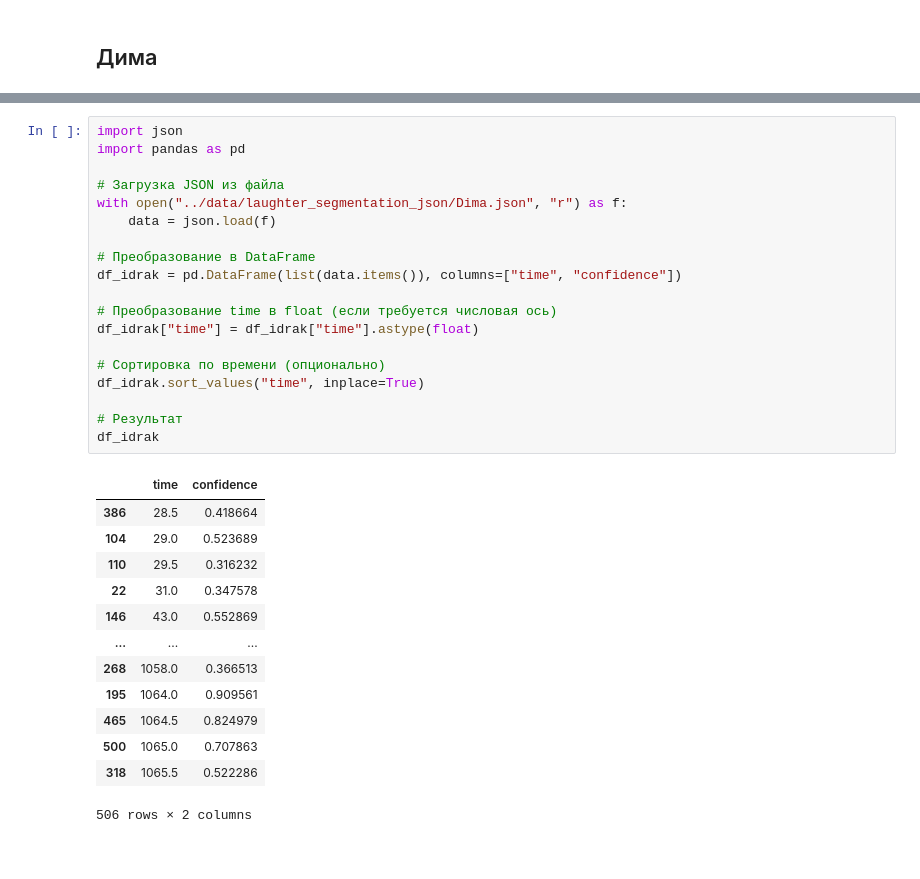
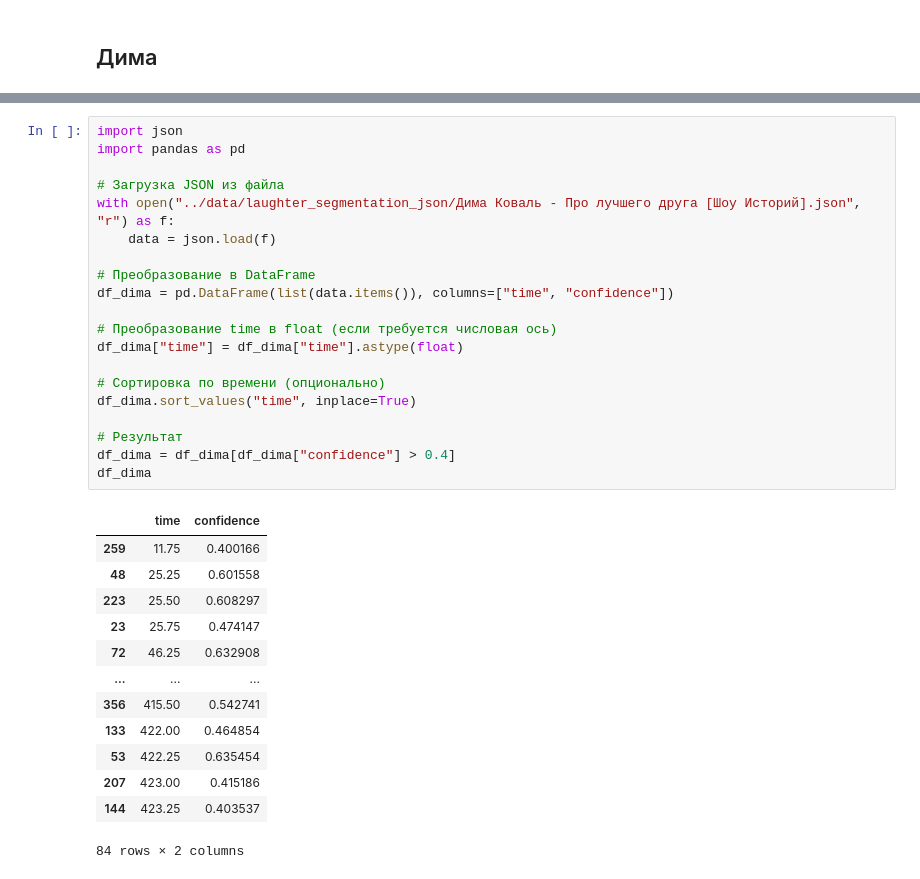
Before and after one commit to NadsonovAS/StandUP_project, a Jupyter notebook: src/Jupiter_test.ipynb, the cells around one changed output, grey strips where cells are left out. Saved outputs shown, nothing was run; the diff lists cells and outputs as text.

```diff
--- a/src/Jupiter_test.ipynb
+++ b/src/Jupiter_test.ipynb
@@ -520,33 +520,34 @@ CompletedProcess(args=['/Users/aleksandr/Documents/Projects/StandUP_project/src/
 # %%
 import json
 import pandas as pd
 
 # Загрузка JSON из файла
-with open("../data/laughter_segmentation_json/Dima.json", "r") as f:
+with open("../data/laughter_segmentation_json/Дима Коваль - Про лучшего друга [Шоу Историй].json", "r") as f:
     data = json.load(f)
 
 # Преобразование в DataFrame
-df_idrak = pd.DataFrame(list(data.items()), columns=["time", "confidence"])
+df_dima = pd.DataFrame(list(data.items()), columns=["time", "confidence"])
 
 # Преобразование time в float (если требуется числовая ось)
-df_idrak["time"] = df_idrak["time"].astype(float)
+df_dima["time"] = df_dima["time"].astype(float)
 
 # Сортировка по времени (опционально)
-df_idrak.sort_values("time", inplace=True)
+df_dima.sort_values("time", inplace=True)
 
 # Результат
-df_idrak
+df_dima = df_dima[df_dima["confidence"] > 0.4]
+df_dima
 # %% [output]
 |  | time | confidence |
-| 386 | 28.5 | 0.418664 |
-| 104 | 29.0 | 0.523689 |
-| 110 | 29.5 | 0.316232 |
-| 22 | 31.0 | 0.347578 |
-| 146 | 43.0 | 0.552869 |
+| 259 | 11.75 | 0.400166 |
+| 48 | 25.25 | 0.601558 |
+| 223 | 25.50 | 0.608297 |
+| 23 | 25.75 | 0.474147 |
+| 72 | 46.25 | 0.632908 |
 | ... | ... | ... |
-| 268 | 1058.0 | 0.366513 |
-| 195 | 1064.0 | 0.909561 |
-| 465 | 1064.5 | 0.824979 |
-| 500 | 1065.0 | 0.707863 |
-| 318 | 1065.5 | 0.522286 |
+| 356 | 415.50 | 0.542741 |
+| 133 | 422.00 | 0.464854 |
+| 53 | 422.25 | 0.635454 |
+| 207 | 423.00 | 0.415186 |
+| 144 | 423.25 | 0.403537 |
-506 rows × 2 columns
+84 rows × 2 columns
```
Also changed, not shown: parts of 2 cells of this notebook, 46 other files.
